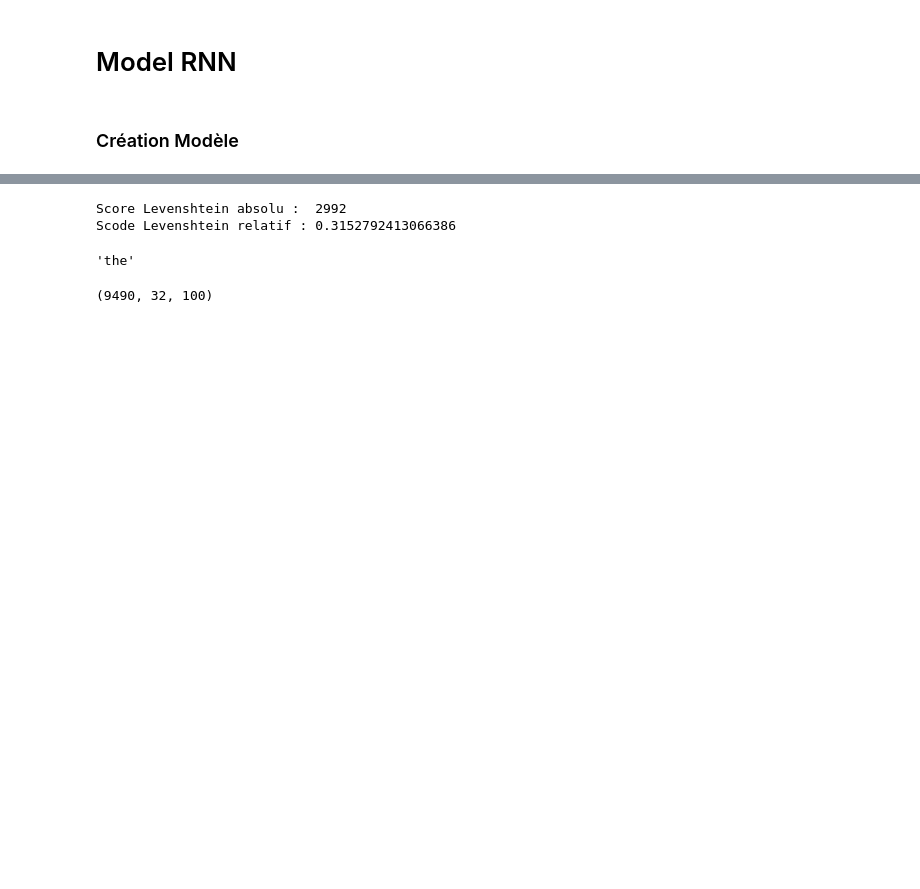
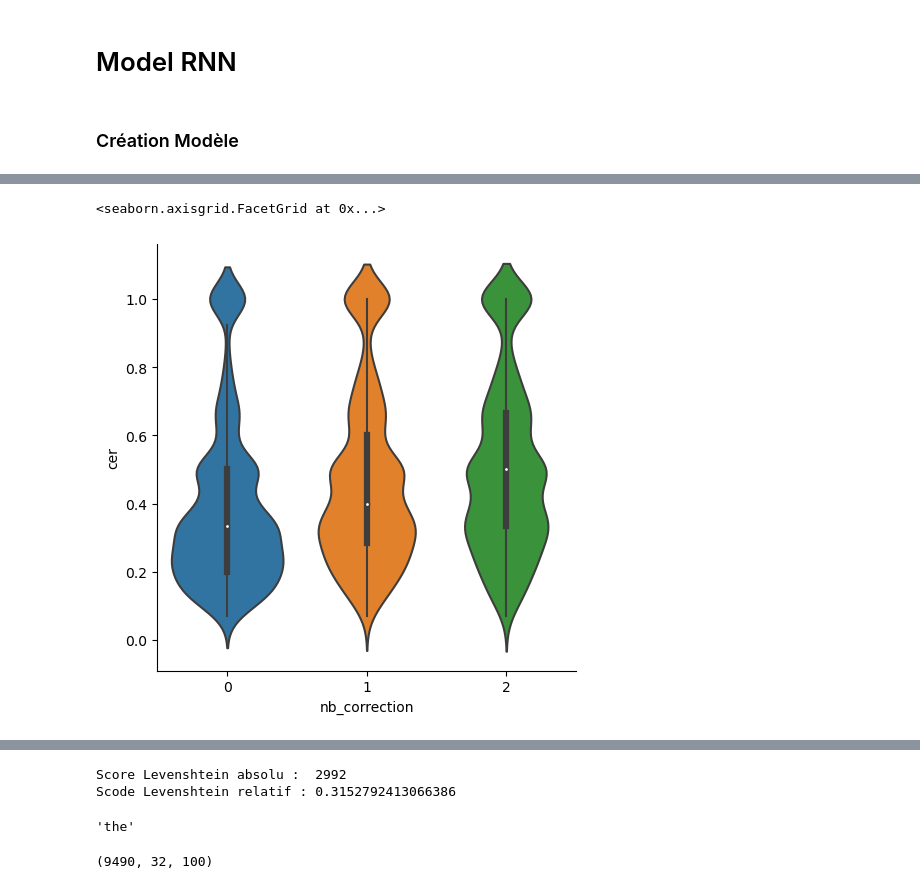
Before and after one commit to sfc-gh-zblackwood/OCRPyMan, a Jupyter notebook: notebooks/dev_DB_letters_detection_batch_Tensorflowy.ipynb, the cells around one changed output, grey strips where cells are left out. Drawn from its saved outputs; the diff is of its cells as text; code cells hidden in the pictures; blank space fills up the shorter version.

```diff
--- a/notebooks/dev_DB_letters_detection_batch_Tensorflowy.ipynb
+++ b/notebooks/dev_DB_letters_detection_batch_Tensorflowy.ipynb
@@ -254,0 +428,7 @@ for i in range(len(predicted_transcriptions)):
+# %%
+temp_3 = metric_df[(metric_df['cer']<=1) & (metric_df['acc'] == 0)]
+# %%
+sns.catplot(data = temp_3, x = 'nb_correction', y = 'cer', kind='violin')
+# %% [output]
+<seaborn.axisgrid.FacetGrid at 0x...>
+[figure, added]
```
Also changed, not shown: parts of 51 cells of this notebook.
